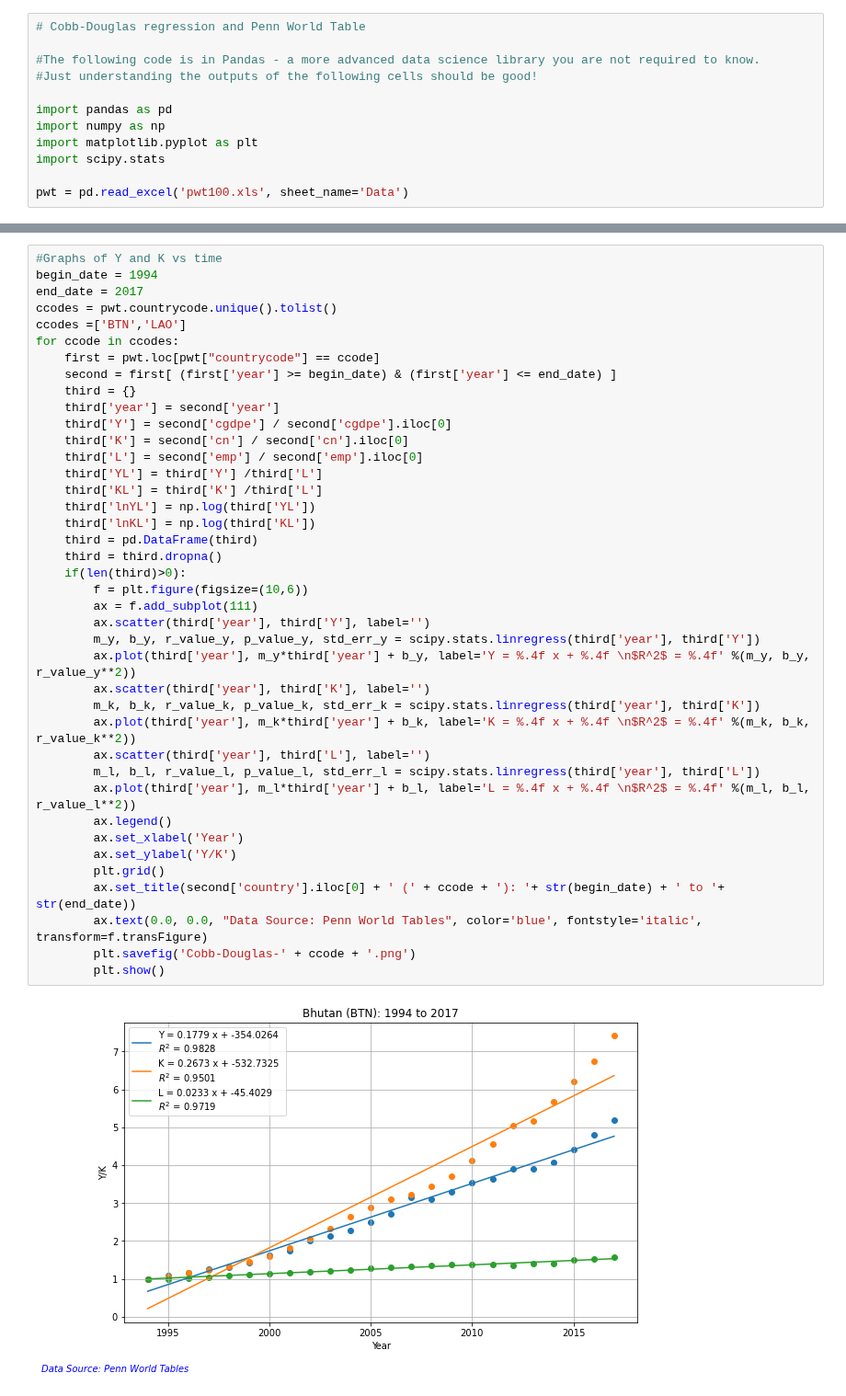
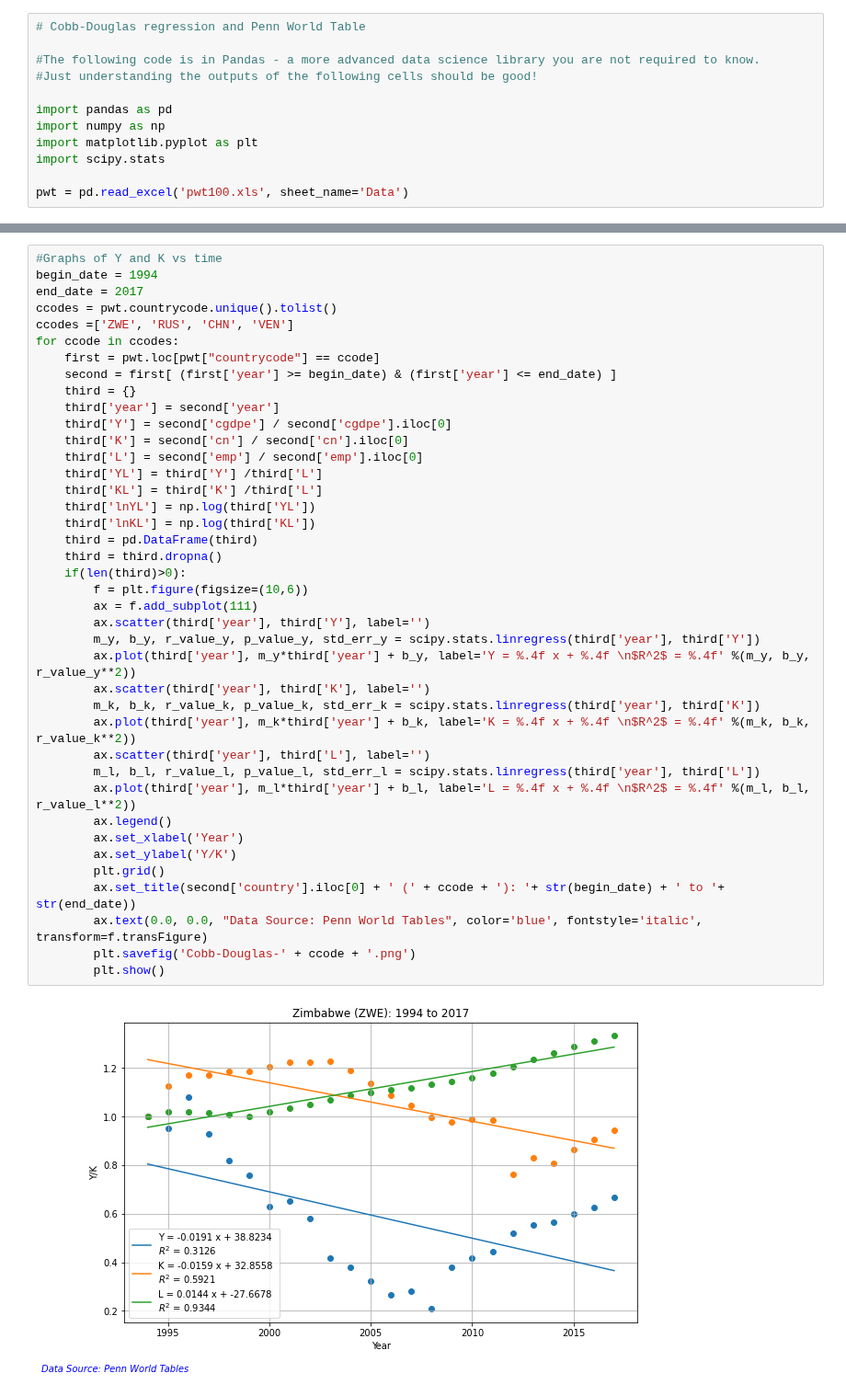
Before and after one commit to data-88e/sp22-student, a Jupyter notebook: lec/lec05/Cobb-Douglas-v4.ipynb, the cells around one changed output, grey strips where cells are left out. Shown at 92% size. Cells and saved outputs as stored; diff of their text form.

```diff
--- a/lec/lec05/Cobb-Douglas-v4.ipynb
+++ b/lec/lec05/Cobb-Douglas-v4.ipynb
@@ -51,7 +103,7 @@ for ccode in ccodes:
 begin_date = 1994
 end_date = 2017
 ccodes = pwt.countrycode.unique().tolist()
-ccodes =['BTN','LAO']
+ccodes =['ZWE', 'RUS', 'CHN', 'VEN']
 for ccode in ccodes:
     first = pwt.loc[pwt["countrycode"] == ccode]
     second = first[ (first['year'] >= begin_date) & (first['year'] <= end_date) ]
@@ -60,31 +112,31 @@ for ccode in ccodes:
     third['Y'] = second['cgdpe'] / second['cgdpe'].iloc[0]
     third['K'] = second['cn'] / second['cn'].iloc[0]
     third['L'] = second['emp'] / second['emp'].iloc[0]
     third['YL'] = third['Y'] /third['L']
     third['KL'] = third['K'] /third['L']
     third['lnYL'] = np.log(third['YL'])
     third['lnKL'] = np.log(third['KL'])
     third = pd.DataFrame(third)
     third = third.dropna()
     if(len(third)>0):
         f = plt.figure(figsize=(10,6))
         ax = f.add_subplot(111)
         ax.scatter(third['year'], third['Y'], label='')
         m_y, b_y, r_value_y, p_value_y, std_err_y = scipy.stats.linregress(third['year'], third['Y'])
         ax.plot(third['year'], m_y*third['year'] + b_y, label='Y = %.4f x + %.4f \n$R^2$ = %.4f' %(m_y, b_y, r_value_y**2))
         ax.scatter(third['year'], third['K'], label='')
         m_k, b_k, r_value_k, p_value_k, std_err_k = scipy.stats.linregress(third['year'], third['K'])
         ax.plot(third['year'], m_k*third['year'] + b_k, label='K = %.4f x + %.4f \n$R^2$ = %.4f' %(m_k, b_k, r_value_k**2))
         ax.scatter(third['year'], third['L'], label='')
         m_l, b_l, r_value_l, p_value_l, std_err_l = scipy.stats.linregress(third['year'], third['L'])
         ax.plot(third['year'], m_l*third['year'] + b_l, label='L = %.4f x + %.4f \n$R^2$ = %.4f' %(m_l, b_l, r_value_l**2))
         ax.legend()
         ax.set_xlabel('Year')
         ax.set_ylabel('Y/K')
         plt.grid()
         ax.set_title(second['country'].iloc[0] + ' (' + ccode + '): '+ str(begin_date) + ' to '+ str(end_date))
         ax.text(0.0, 0.0, "Data Source: Penn World Tables", color='blue', fontstyle='italic', transform=f.transFigure)
         plt.savefig('Cobb-Douglas-' + ccode + '.png')
         plt.show()
 # %% [output]
-[figure, old version]
+[figure, new version]
```
Also changed, not shown: parts of 7 cells of this notebook, 2 other files.
